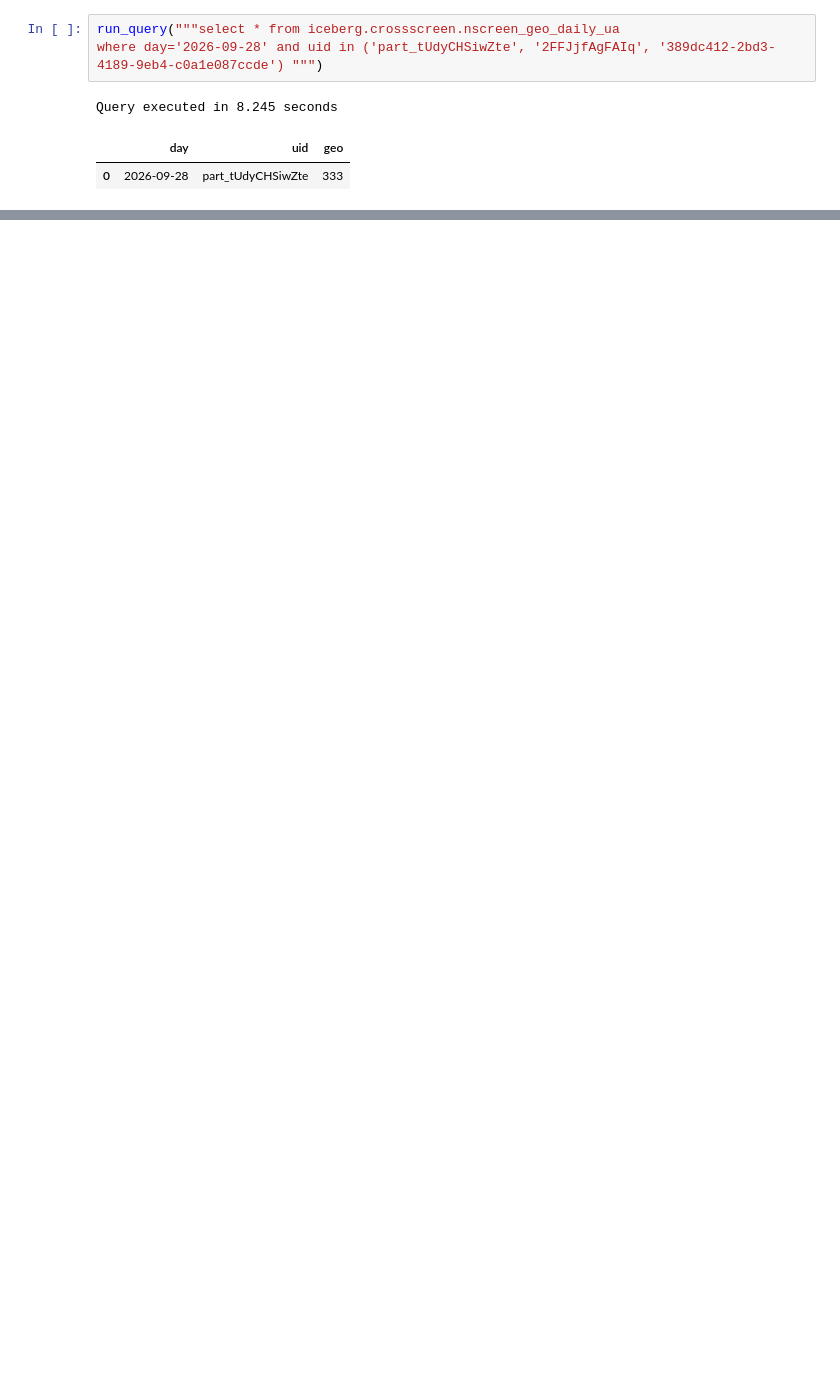
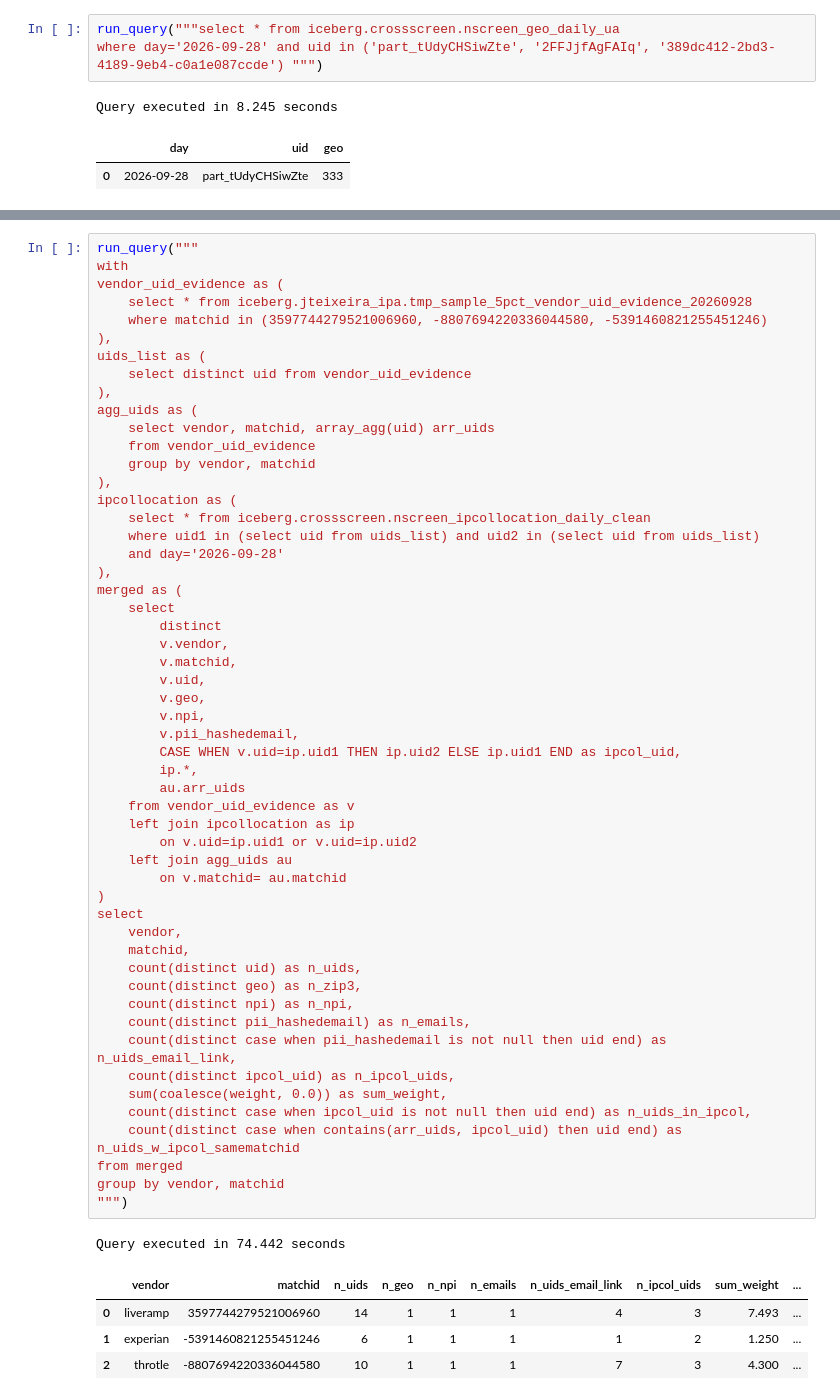
Before and after one commit to pp-jteixeira/nscreen-identity-resolution, a Jupyter notebook: vendor_quality_measurement/vendor_cookie_crossvalidation.ipynb, the cells around one changed output, grey strips where cells are left out. Saved outputs shown, nothing was run; the diff lists cells and outputs as text; blank space fills up the shorter version.

```diff
--- a/vendor_quality_measurement/vendor_cookie_crossvalidation.ipynb
+++ b/vendor_quality_measurement/vendor_cookie_crossvalidation.ipynb
@@ -290,0 +322,59 @@ display(test_matchids)
+# %%
+run_query("""
+with
+vendor_uid_evidence as (
+    select * from iceberg.jteixeira_ipa.tmp_sample_5pct_vendor_uid_evidence_20260928
+    where matchid in (3597744279521006960, -8807694220336044580, -5391460821255451246)
+),
+uids_list as (
+    select distinct uid from vendor_uid_evidence
+),
+agg_uids as (
+    select vendor, matchid, array_agg(uid) arr_uids
+    from vendor_uid_evidence
+    group by vendor, matchid
+),
+ipcollocation as (
+    select * from iceberg.crossscreen.nscreen_ipcollocation_daily_clean
+    where uid1 in (select uid from uids_list) and uid2 in (select uid from uids_list)
+    and day='2026-09-28'
+),
+merged as (
+    select
+        distinct
+        v.vendor,
+        v.matchid,
+        v.uid,
+        v.geo,
+        v.npi,
+        v.pii_hashedemail,
+        CASE WHEN v.uid=ip.uid1 THEN ip.uid2 ELSE ip.uid1 END as ipcol_uid,
+        ip.*,
+        au.arr_uids
+    from vendor_uid_evidence as v
+    left join ipcollocation as ip
+        on v.uid=ip.uid1 or v.uid=ip.uid2
+    left join agg_uids au
+        on v.matchid= au.matchid
+)
+select
+    vendor,
+    matchid,
+    count(distinct uid) as n_uids,
+    count(distinct geo) as n_zip3,
+    count(distinct npi) as n_npi,
+    count(distinct pii_hashedemail) as n_emails,
+    count(distinct case when pii_hashedemail is not null then uid end) as n_uids_email_link,
+    count(distinct ipcol_uid) as n_ipcol_uids,
+    sum(coalesce(weight, 0.0)) as sum_weight,
+    count(distinct case when ipcol_uid is not null then uid end) as n_uids_in_ipcol,
+    count(distinct case when contains(arr_uids, ipcol_uid) then uid end) as n_uids_w_ipcol_samematchid
+from merged
+group by vendor, matchid
+""")
+# %% [output]
+Query executed in 74.442 seconds
+|  | vendor | matchid | n_uids | n_geo | n_npi | n_emails | n_uids_email_link | n_ipcol_uids | sum_weight | ... |
+| 0 | liveramp | 3597744279521006960 | 14 | 1 | 1 | 1 | 4 | 3 | 7.493 | ... |
+| 1 | experian | -5391460821255451246 | 6 | 1 | 1 | 1 | 1 | 2 | 1.250 | ... |
+| 2 | throtle | -8807694220336044580 | 10 | 1 | 1 | 1 | 7 | 3 | 4.300 | ... |
```
Also changed, not shown: parts of 16 cells of this notebook.
